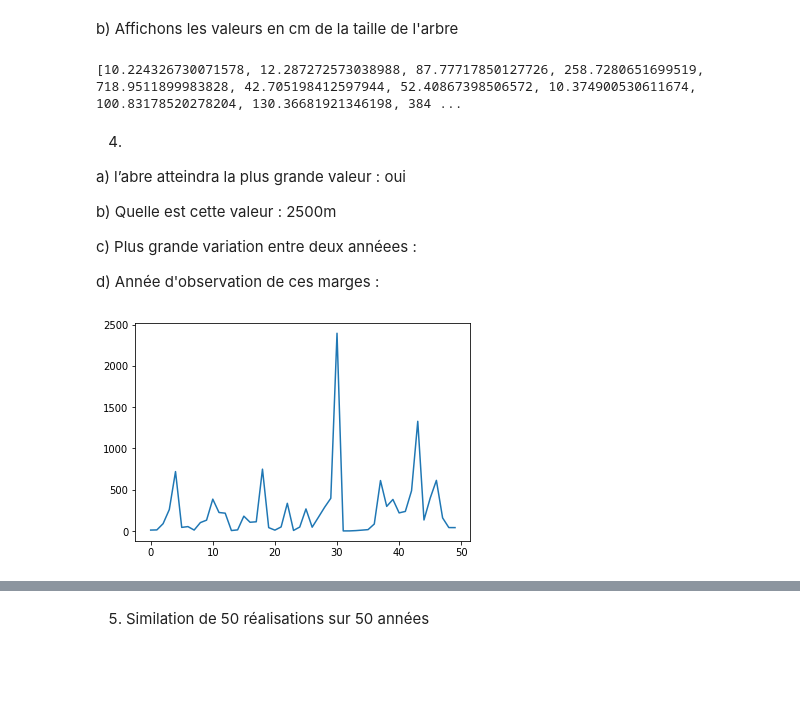
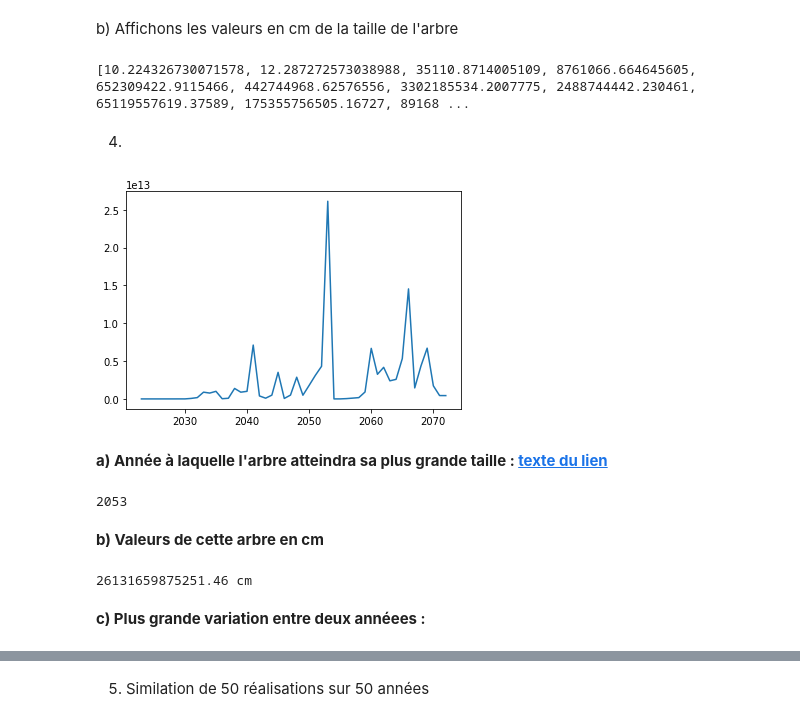
Before and after one commit to jwphantom/tree-growth-simulator, a Jupyter notebook: TP_Proba.ipynb, the cells around one changed output, grey strips where cells are left out. Drawn from its saved outputs; the diff is of its cells as text; code cells hidden in the pictures; blank space fills up the shorter version.

```diff
--- a/TP_Proba.ipynb
+++ b/TP_Proba.ipynb
@@ -18,7 +18,7 @@ c) Code du des probabilités
 d) Code du calcul des quantiles
 # %%
 #supposons le paramètre thêta = 1
-t = 0.4
+t = 0.05
 # %%
 #initialisation du seed à 13
 seed = 13
@@ -147,27 +147,46 @@ b)  Affichons les valeurs en cm de la taille de l'arbre
 # %%
 print(model())
 # %% [output]
-[10.224326730071578, 12.287272573038988, 87.77717850127726, 258.7280651699519, 718.9511899983828, 42.705198412597944, 52.40867398506572, 10.374900530611674, 100.83178520278204, 130.36681921346198, 384 ...
+[10.224326730071578, 12.287272573038988, 35110.8714005109, 8761066.664645605, 652309422.9115466, 442744968.62576556, 3302185534.2007775, 2488744442.230461, 65119557619.37589, 175355756505.16727, 89168 ...
-# %% [markdown]
-4)
-
- a) l’abre atteindra la plus grande valeur : oui
-
- b) Quelle est cette valeur : 2500m
-
- c) Plus grande variation entre deux annéees :
-
- d) Année d'observation de ces marges :
+# %% [markdown]
+4)
+# %%
+def nbannée(init) :
+  x = []
+  for i in range(50):
+    x.append(init + i)
+
+  return x
 # %%
+annee = 2023
 
 def plotModel():
-  x = range(50)
+  x = nbannée(annee)
   y = model()
 
   fig, ax = plt.subplots()
   ax.plot(x, y)
   plt.show()
 
 plotModel()
 # %% [output]
-[figure, old version]
+[figure, new version]
+# %% [markdown]
+
+ **a) Année à laquelle l'arbre atteindra sa plus grande taille  : [texte du lien](https://)**
+# %%
+from operator import indexOf
+
+y = model().index(max(model()))
+print (str(nbannée(annee)[y]))
+# %% [output]
+2053
+# %% [markdown]
+
+**b) Valeurs de cette arbre en cm**
+# %%
+print (str(max(model())) + ' cm')
+# %% [output]
+26131659875251.46 cm
+# %% [markdown]
+**c) Plus grande variation entre deux annéees :**
```
Also changed, not shown: parts of 5 cells of this notebook.
